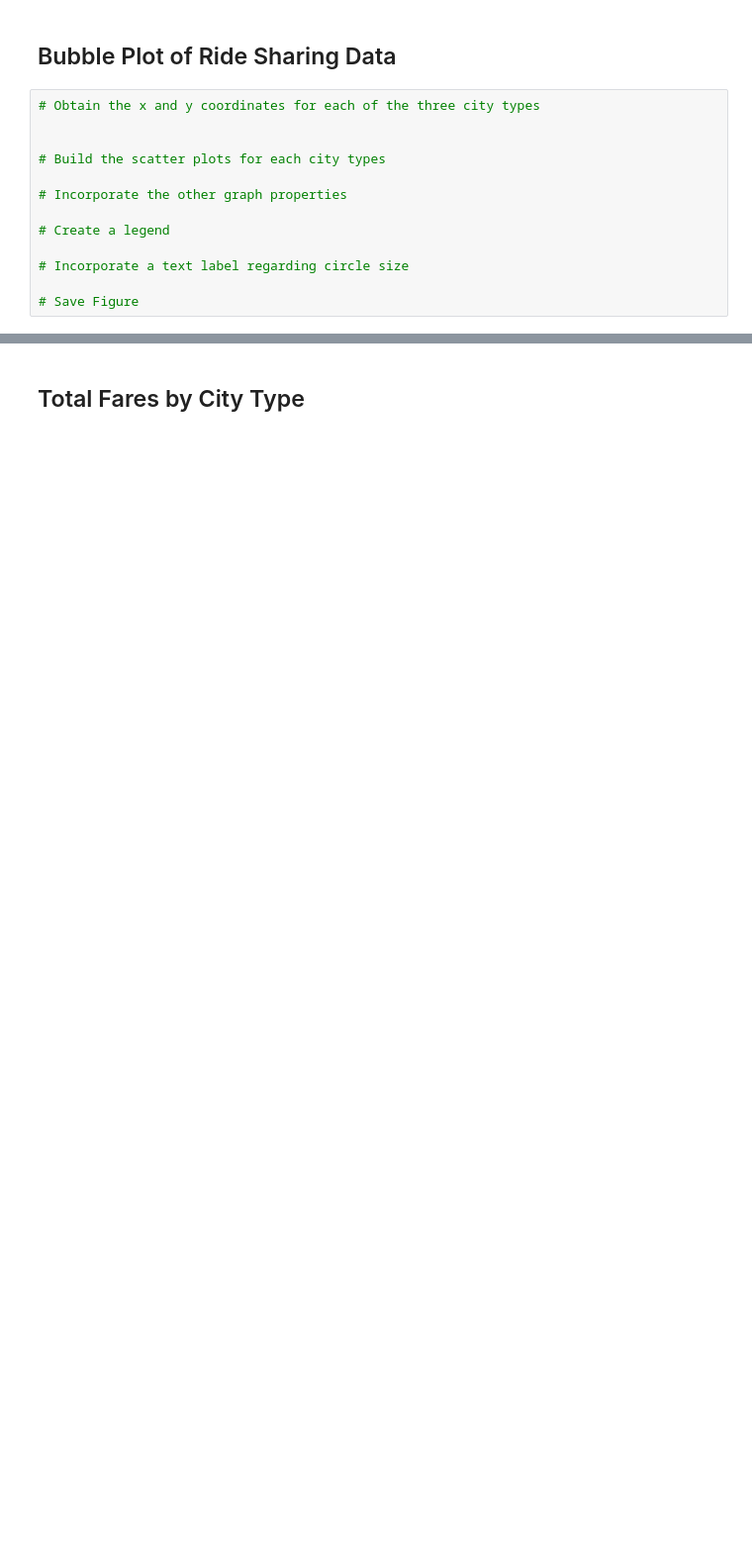
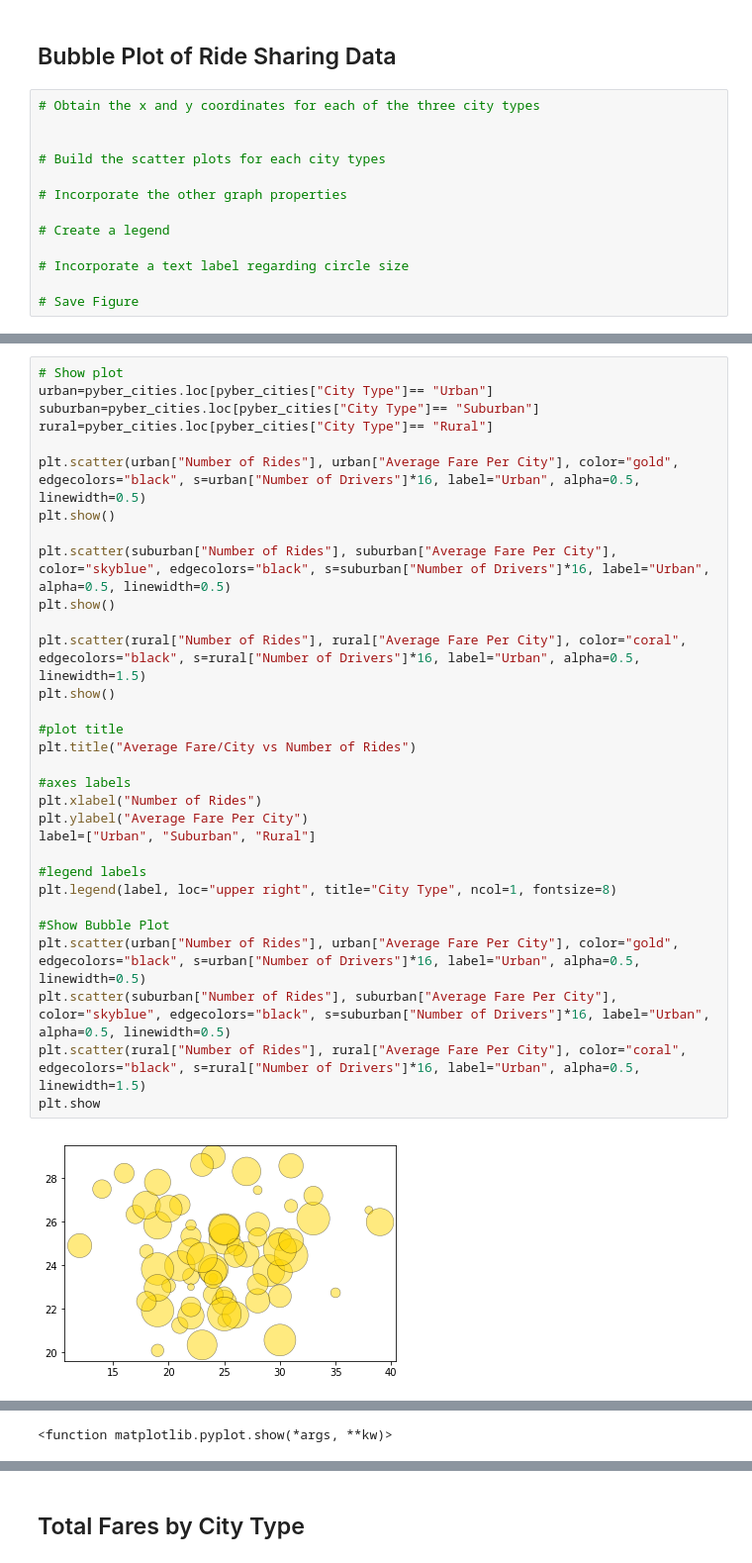
Before and after one commit to MRPinero/MatPlot-Homework, a Jupyter notebook: pyber_starter.ipynb, the cells around one changed output, grey strips where cells are left out. Shown at 99% size. Cells and saved outputs as stored; diff of their text form; blank space fills up the shorter version.

```diff
--- a/pyber_starter.ipynb
+++ b/pyber_starter.ipynb
@@ -134,0 +130,33 @@ plt.show()
+# %%
+# Show plot
+urban=pyber_cities.loc[pyber_cities["City Type"]== "Urban"]
+suburban=pyber_cities.loc[pyber_cities["City Type"]== "Suburban"]
+rural=pyber_cities.loc[pyber_cities["City Type"]== "Rural"]
+
+plt.scatter(urban["Number of Rides"], urban["Average Fare Per City"], color="gold", edgecolors="black", s=urban["Number of Drivers"]*16, label="Urban", alpha=0.5, linewidth=0.5)
+plt.show()
+
+plt.scatter(suburban["Number of Rides"], suburban["Average Fare Per City"], color="skyblue", edgecolors="black", s=suburban["Number of Drivers"]*16, label="Urban", alpha=0.5, linewidth=0.5)
+plt.show()
+
+plt.scatter(rural["Number of Rides"], rural["Average Fare Per City"], color="coral", edgecolors="black", s=rural["Number of Drivers"]*16, label="Urban", alpha=0.5, linewidth=1.5)
+plt.show()
+
+#plot title
+plt.title("Average Fare/City vs Number of Rides")
+
+#axes labels
+plt.xlabel("Number of Rides")
+plt.ylabel("Average Fare Per City")
+label=["Urban", "Suburban", "Rural"]
+
+#legend labels
+plt.legend(label, loc="upper right", title="City Type", ncol=1, fontsize=8)
+
+#Show Bubble Plot
+plt.scatter(urban["Number of Rides"], urban["Average Fare Per City"], color="gold", edgecolors="black", s=urban["Number of Drivers"]*16, label="Urban", alpha=0.5, linewidth=0.5)
+plt.scatter(suburban["Number of Rides"], suburban["Average Fare Per City"], color="skyblue", edgecolors="black", s=suburban["Number of Drivers"]*16, label="Urban", alpha=0.5, linewidth=0.5)
+plt.scatter(rural["Number of Rides"], rural["Average Fare Per City"], color="coral", edgecolors="black", s=rural["Number of Drivers"]*16, label="Urban", alpha=0.5, linewidth=1.5)
+plt.show
+# %% [output]
+[figure, added]
@@ -134,0 +165 @@ plt.show()
+<function matplotlib.pyplot.show(*args, **kw)>
```
Also changed, not shown: parts of 10 cells of this notebook.
